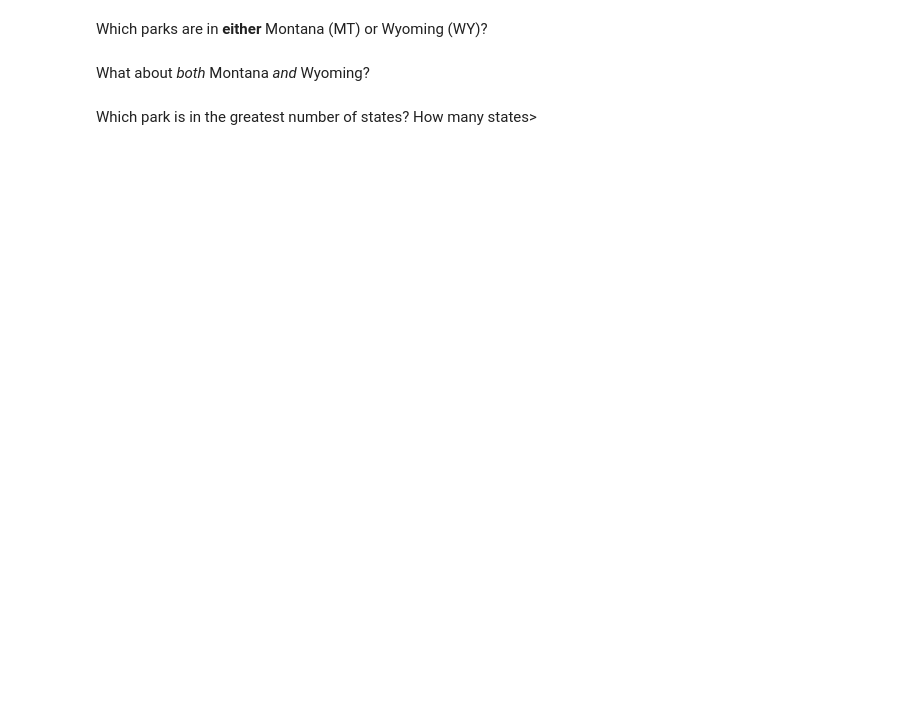
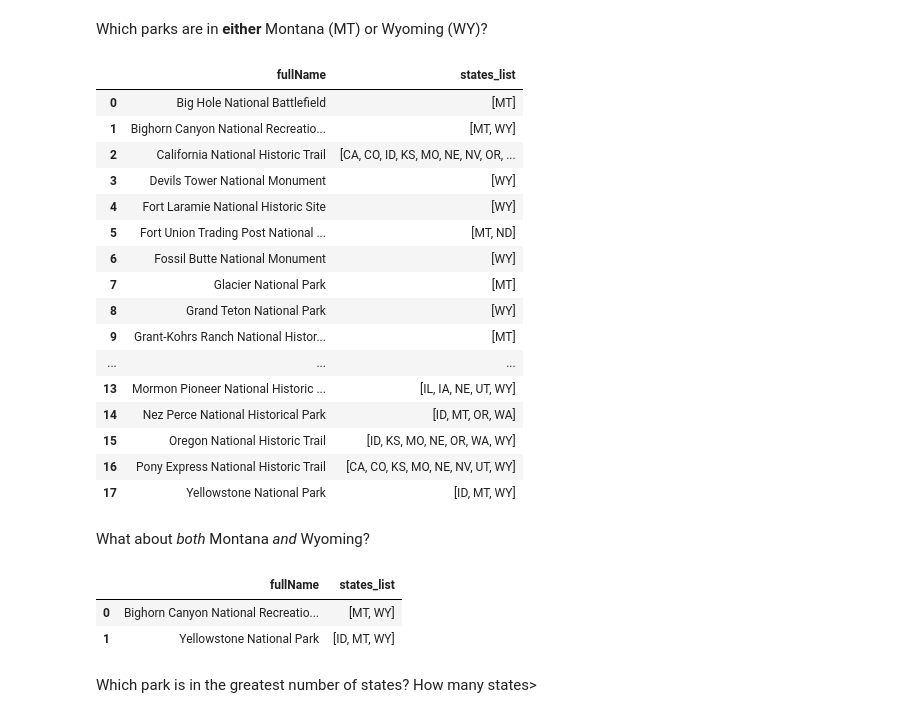
Before and after one commit to educifuentes/fundamentals-of-data-transformation-4554074, a Jupyter notebook: course/02-sql/exercises/blank-excercise edu.ipynb, the cells around one changed output. Drawn from its saved outputs; the diff is of its cells as text; code cells hidden in the pictures; blank space fills up the shorter version.

```diff
--- a/course/02-sql/exercises/blank-excercise edu.ipynb
+++ b/course/02-sql/exercises/blank-excercise edu.ipynb
@@ -85,2 +103,31 @@ Which parks are in **either** Montana (MT) or Wyoming (WY)?
+# %%
+%%sql
+
+SELECT
+    fullname,
+    split(states, ',') ::string[] AS states_list
+from nps_public_data.parks p
+WHERE list_has_any(states_list, ['MT', 'WY'])
+ORDER by fullname asc;
+
+-- done
+# %% [output]
+|  | fullName | states_list |
+| 0 | Big Hole National Battlefield | [MT] |
+| 1 | Bighorn Canyon National Recreatio... | [MT, WY] |
+| 2 | California National Historic Trail | [CA, CO, ID, KS, MO, NE, NV, OR, ... |
+| 3 | Devils Tower National Monument | [WY] |
+| 4 | Fort Laramie National Historic Site | [WY] |
+| 5 | Fort Union Trading Post National ... | [MT, ND] |
+| 6 | Fossil Butte National Monument | [WY] |
+| 7 | Glacier National Park | [MT] |
+| 8 | Grand Teton National Park | [WY] |
+| 9 | Grant-Kohrs Ranch National Histor... | [MT] |
+| ... | ... | ... |
+| 13 | Mormon Pioneer National Historic ... | [IL, IA, NE, UT, WY] |
+| 14 | Nez Perce National Historical Park | [ID, MT, OR, WA] |
+| 15 | Oregon National Historic Trail | [ID, KS, MO, NE, OR, WA, WY] |
+| 16 | Pony Express National Historic Trail | [CA, CO, KS, MO, NE, NV, UT, WY] |
+| 17 | Yellowstone National Park | [ID, MT, WY] |
 # %% [markdown]
 What about _both_ Montana _and_ Wyoming?
@@ -89,2 +134,15 @@ What about _both_ Montana _and_ Wyoming?
+# %%
+%%sql
+
+SELECT
+    fullname,
+    split(states, ',') ::string[] AS states_list
+from nps_public_data.parks p
+WHERE list_contains(states_list, 'MT') and list_contains(states_list, 'WY')
+ORDER by fullname asc;
+# %% [output]
+|  | fullName | states_list |
+| 0 | Bighorn Canyon National Recreatio... | [MT, WY] |
+| 1 | Yellowstone National Park | [ID, MT, WY] |
 # %% [markdown]
 Which park is in the greatest number of states? How many states>
```
Also changed, not shown: parts of 19 cells of this notebook.
